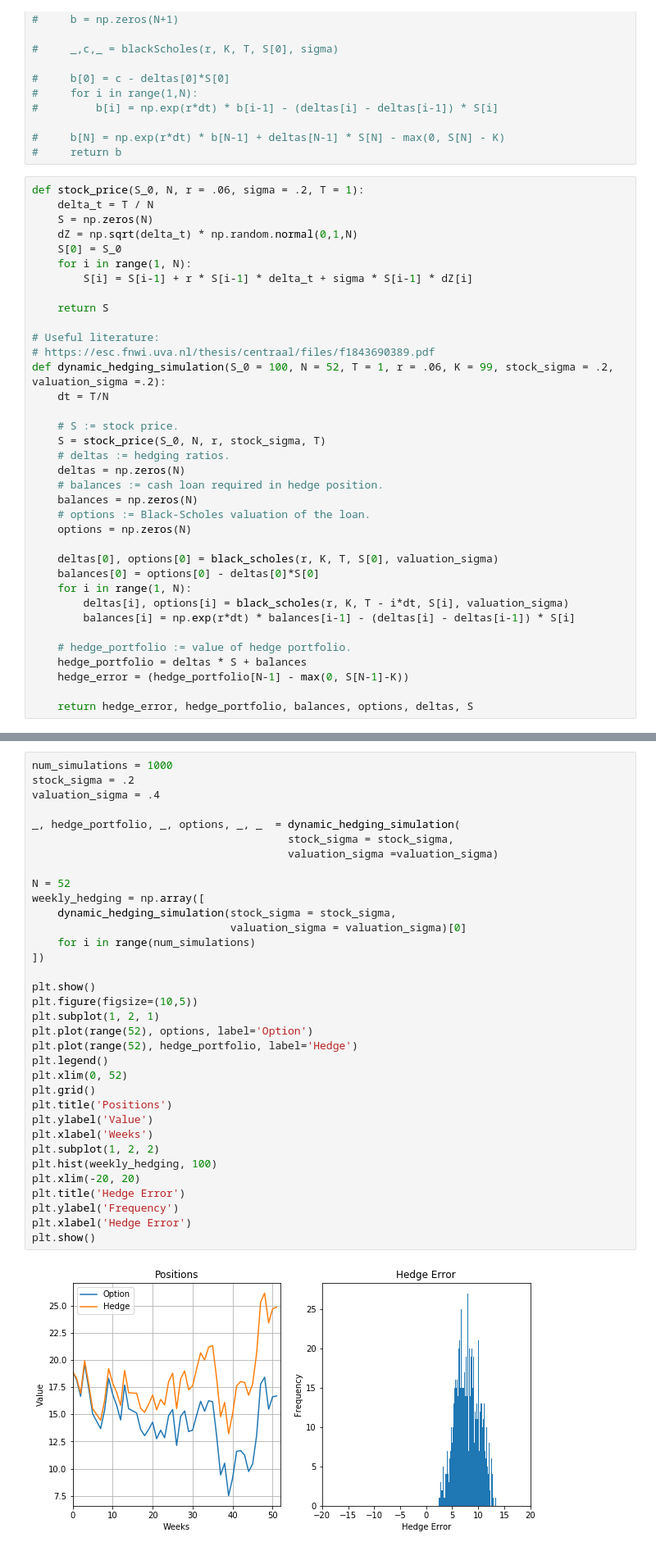
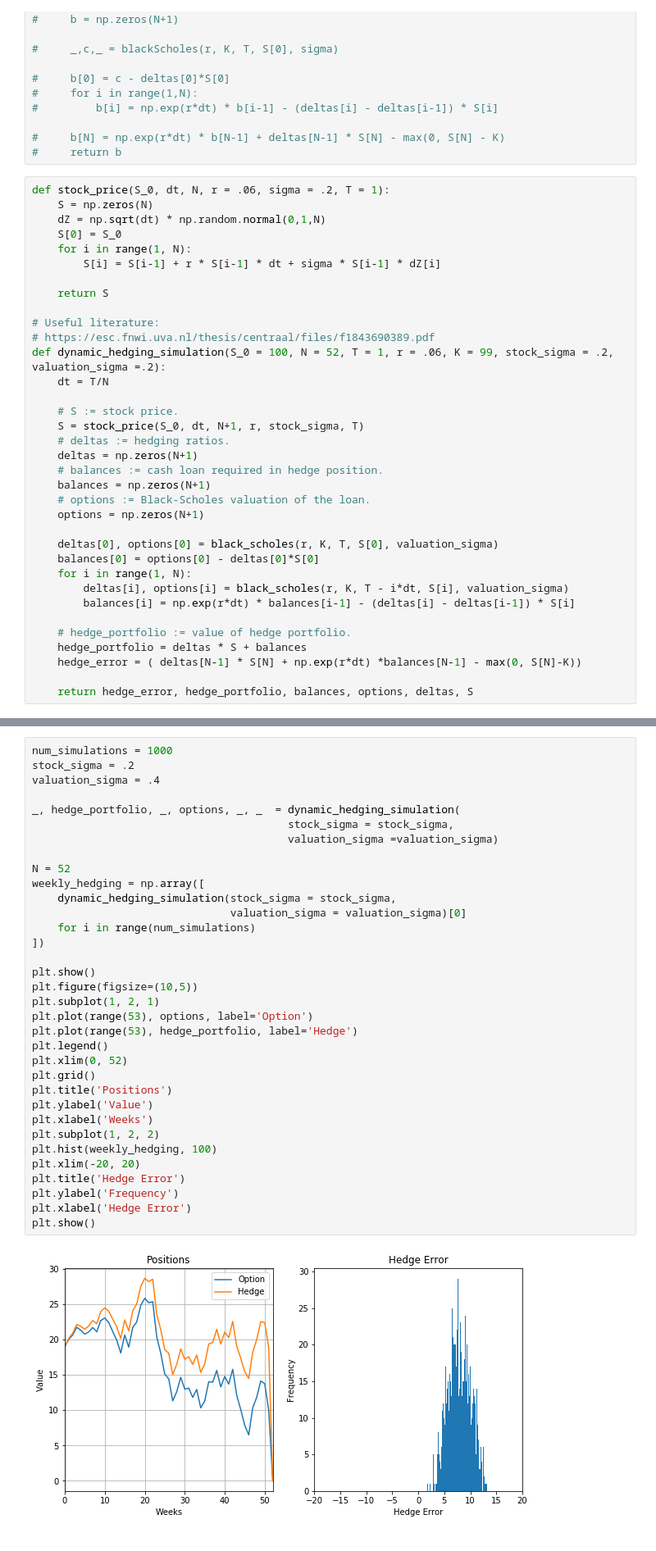
Before and after one commit to krishnakanthsasi/ComputationFin-nce-18, a Jupyter notebook: lab1/lab_assignment_1.ipynb, the cells around one changed output, grey strips where cells are left out. Shown: that part at 82% size. Saved outputs shown, nothing was run; the diff lists cells and outputs as text.

Commit message:
Fix error in hedging error calculation.

```diff
--- a/lab1/lab_assignment_1.ipynb
+++ b/lab1/lab_assignment_1.ipynb
@@ -428,13 +428,12 @@ plt.show()
 #     b[N] = np.exp(r*dt) * b[N-1] + deltas[N-1] * S[N] - max(0, S[N] - K)
 #     return b
 # %%
-def stock_price(S_0, N, r = .06, sigma = .2, T = 1):
-    delta_t = T / N
+def stock_price(S_0, dt, N, r = .06, sigma = .2, T = 1):
     S = np.zeros(N)
-    dZ = np.sqrt(delta_t) * np.random.normal(0,1,N)
+    dZ = np.sqrt(dt) * np.random.normal(0,1,N)
     S[0] = S_0
     for i in range(1, N):
-        S[i] = S[i-1] + r * S[i-1] * delta_t + sigma * S[i-1] * dZ[i]
+        S[i] = S[i-1] + r * S[i-1] * dt + sigma * S[i-1] * dZ[i]
 
     return S
 
@@ -444,13 +443,13 @@ def dynamic_hedging_simulation(S_0 = 100, N = 52, T = 1, r = .06, K = 99, stock_
     dt = T/N
 
     # S := stock price.
-    S = stock_price(S_0, N, r, stock_sigma, T)
+    S = stock_price(S_0, dt, N+1, r, stock_sigma, T)
     # deltas := hedging ratios.
-    deltas = np.zeros(N)
+    deltas = np.zeros(N+1)
     # balances := cash loan required in hedge position.
-    balances = np.zeros(N)
+    balances = np.zeros(N+1)
     # options := Black-Scholes valuation of the loan.
-    options = np.zeros(N)
+    options = np.zeros(N+1)
 
     deltas[0], options[0] = black_scholes(r, K, T, S[0], valuation_sigma)
     balances[0] = options[0] - deltas[0]*S[0]
@@ -460,7 +459,7 @@ def dynamic_hedging_simulation(S_0 = 100, N = 52, T = 1, r = .06, K = 99, stock_
 
     # hedge_portfolio := value of hedge portfolio.
     hedge_portfolio = deltas * S + balances
-    hedge_error = (hedge_portfolio[N-1] - max(0, S[N-1]-K))
+    hedge_error = ( deltas[N-1] * S[N] + np.exp(r*dt) *balances[N-1] - max(0, S[N]-K))
 
     return hedge_error, hedge_portfolio, balances, options, deltas, S
 # %%
@@ -522,36 +521,36 @@ stock_sigma = .2
 valuation_sigma = .4
 
 _, hedge_portfolio, _, options, _, _  = dynamic_hedging_simulation(
                                         stock_sigma = stock_sigma,
                                         valuation_sigma =valuation_sigma)
 
 N = 52
 weekly_hedging = np.array([
     dynamic_hedging_simulation(stock_sigma = stock_sigma,
                                valuation_sigma = valuation_sigma)[0]
     for i in range(num_simulations)
 ])
 
 plt.show()
 plt.figure(figsize=(10,5))
 plt.subplot(1, 2, 1)
-plt.plot(range(52), options, label='Option')
-plt.plot(range(52), hedge_portfolio, label='Hedge')
+plt.plot(range(53), options, label='Option')
+plt.plot(range(53), hedge_portfolio, label='Hedge')
 plt.legend()
 plt.xlim(0, 52)
 plt.grid()
 plt.title('Positions')
 plt.ylabel('Value')
 plt.xlabel('Weeks')
 plt.subplot(1, 2, 2)
 plt.hist(weekly_hedging, 100)
 plt.xlim(-20, 20)
 plt.title('Hedge Error')
 plt.ylabel('Frequency')
 plt.xlabel('Hedge Error')
 plt.show()
 # %% [output]
-[figure, old version]
+[figure, new version]
 # %%
 num_simulations = 1000
 stock_sigma = .4
```
Also changed, not shown: parts of 3 cells of this notebook.
